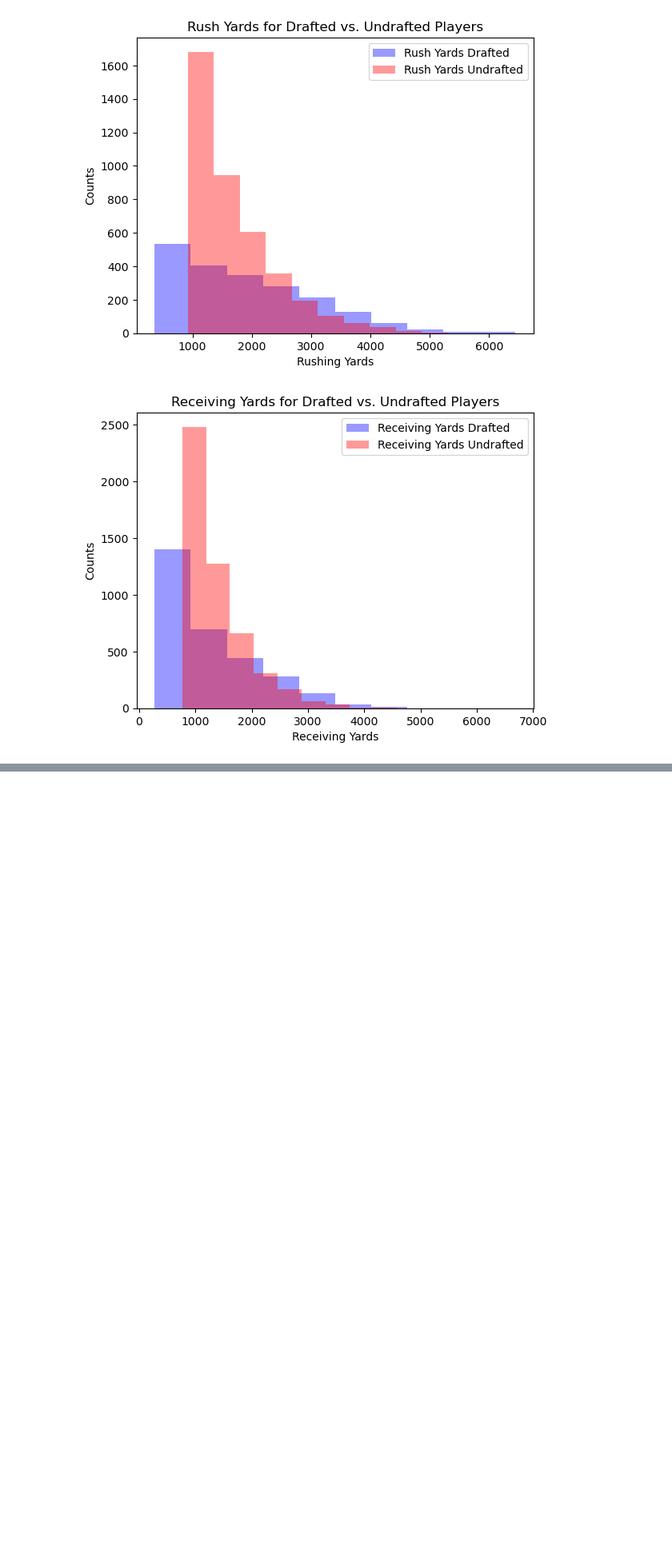
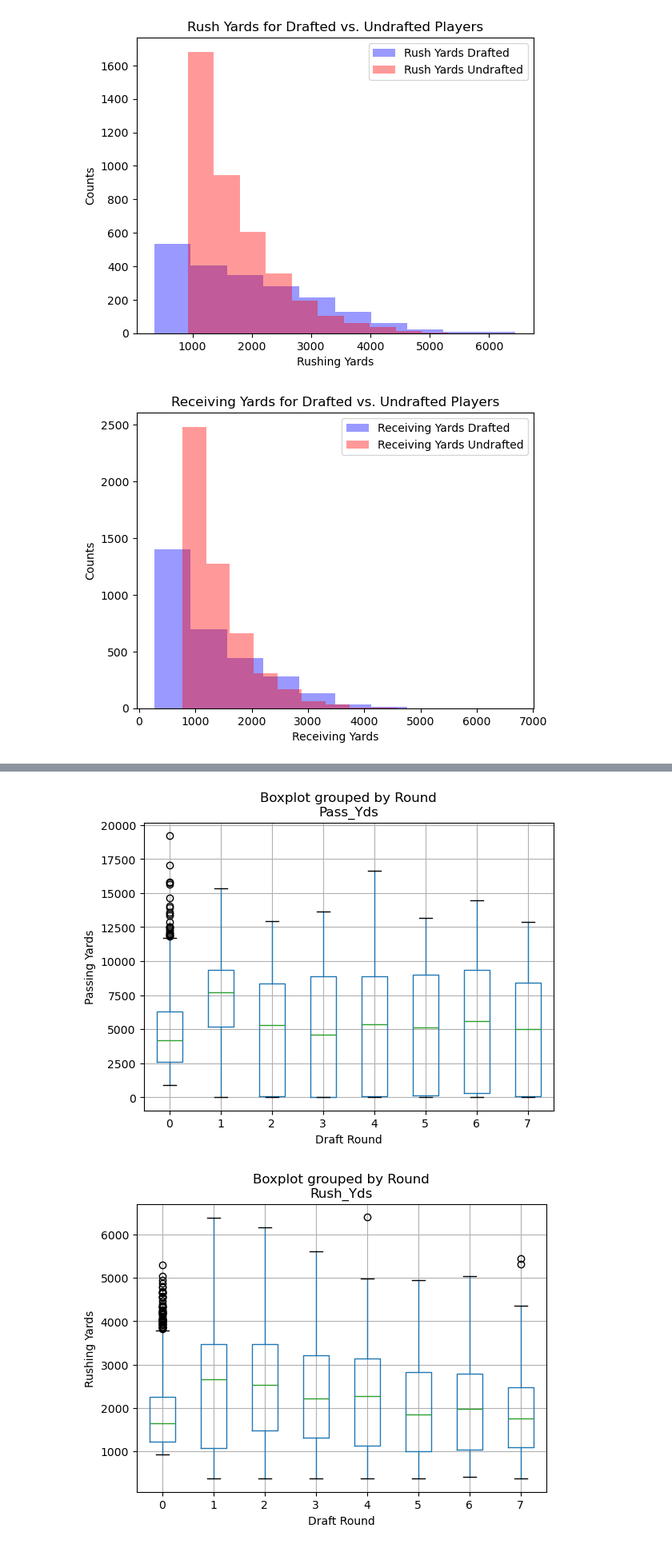
Before and after one commit to ckourkou/DATA-1030-Final-Project, a Jupyter notebook: Draft Round Project.ipynb, the cells around one changed output, grey strips where cells are left out. Shown: that part at 80% size. Drawn from its saved outputs; the diff is of its cells as text; code cells hidden in the pictures; blank space fills up the shorter version.

```diff
--- a/Draft Round Project.ipynb
+++ b/Draft Round Project.ipynb
@@ -385,0 +447,21 @@ dtype: float64
+# %%
+# Passing Yards per Round
+all_players[['Pass_Yds', 'Round']].boxplot(by='Round')
+plt.xlabel('Draft Round')
+plt.ylabel('Passing Yards')
+plt.show()
+
+# Rushing Yards per Round
+all_players[['Rush_Yds', 'Round']].boxplot(by='Round')
+plt.xlabel('Draft Round')
+plt.ylabel('Rushing Yards')
+plt.show()
+
+# Receiving Yards per Round
+all_players[['Rec_Yds', 'Round']].boxplot(by='Round')
+plt.xlabel('Draft Round')
+plt.ylabel('Receiving Yards')
+plt.show()
+# %% [output]
+[figure, added]
+[figure, added]
```
Also changed, not shown: parts of 13 cells of this notebook.
